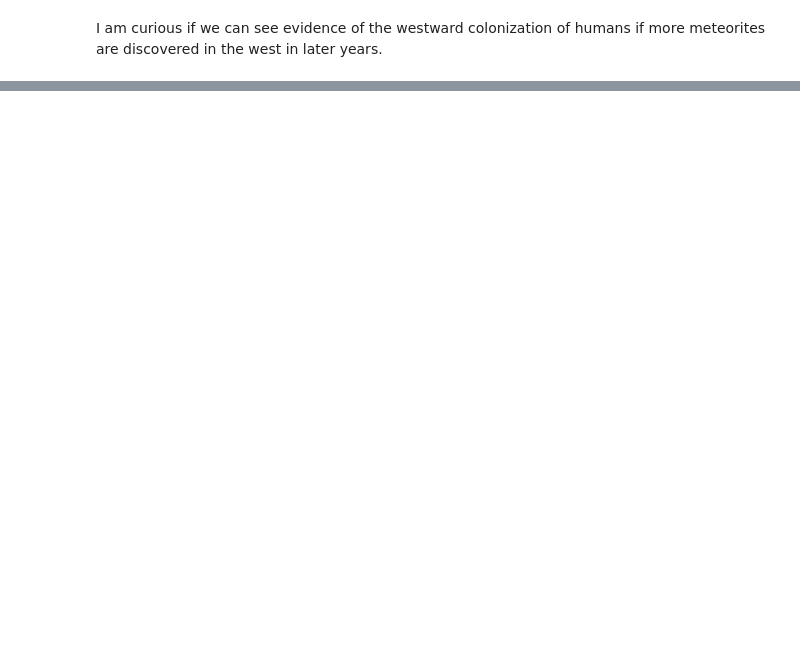
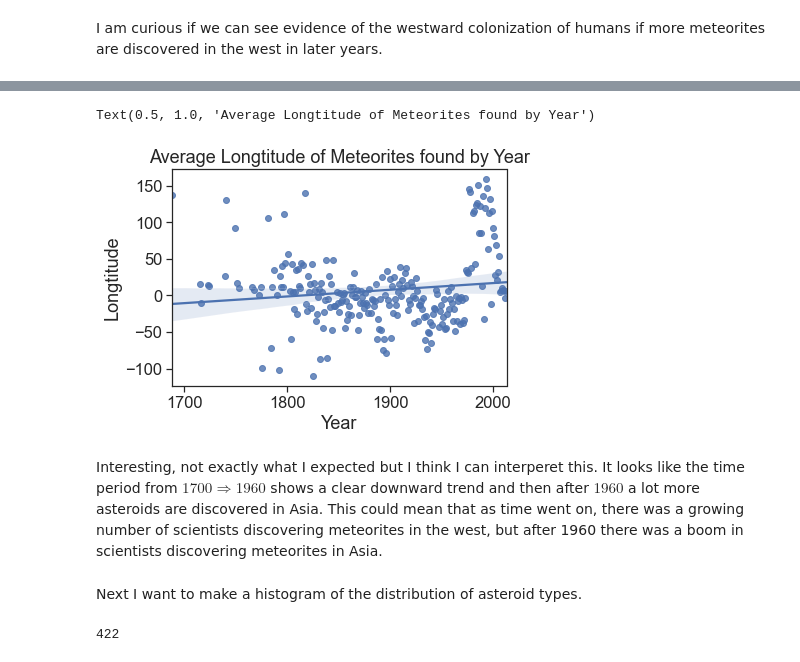
Before and after one commit to ubco-W2020WT1-data301/course-project-solo_311, a Jupyter notebook: analysis/EDA_milestone2.ipynb, the cells around one changed output, grey strips where cells are left out. Cells and saved outputs as stored; diff of their text form; code cells hidden in the pictures; blank space fills up the shorter version.

```diff
--- a/analysis/EDA_milestone2.ipynb
+++ b/analysis/EDA_milestone2.ipynb
@@ -143,0 +139,21 @@ MemoryError: Unable to allocate array with shape (1, 38100) and data type float6
+# %%
+df_year_long = df[['year','long']].copy().groupby(['year']).mean().reset_index()
+# %%
+sns.set_theme(font_scale=1.5,style='ticks')
+sns.regplot(data=df_year_long, x="year", y="long")
+plt.xlabel("Year")
+plt.ylabel("Longtitude")
+plt.title("Average Longtitude of Meteorites found by Year")
+# %% [output]
+Text(0.5, 1.0, 'Average Longtitude of Meteorites found by Year')
+[figure, added]
+# %% [markdown]
+Interesting, not exactly what I expected but I think I can interperet this.
+It looks like the time period from $1700 \Rightarrow 1960$ shows a clear downward trend and then after $1960$ a lot more asteroids are discovered in Asia.
+This could mean that as time went on, there was a growing number of scientists discovering meteorites in the west, but after 1960 there was a boom in scientists discovering meteorites in Asia.
+# %% [markdown]
+Next I want to make a histogram of the distribution of asteroid types.
+# %%
+df["class"].nunique()
+# %% [output]
+422
```
Also changed, not shown: parts of 9 cells of this notebook, 5 other files.
